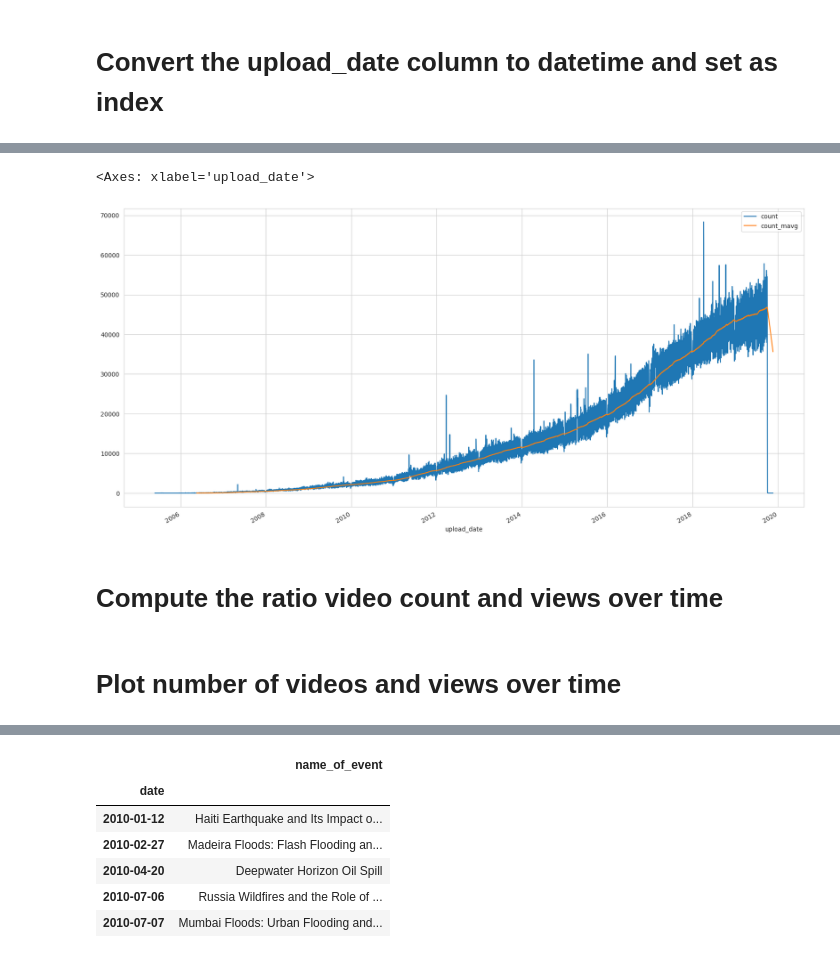
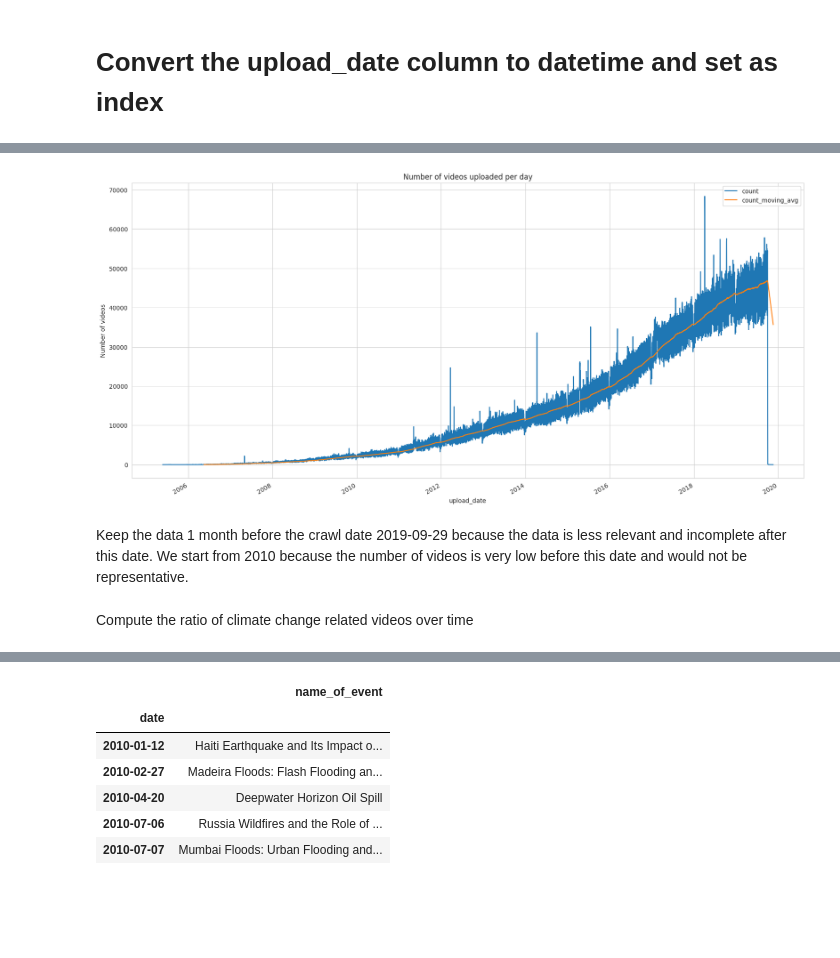
Before and after one commit to agatha-duzan/ada-2023-project-fadamily, a Jupyter notebook: final.ipynb, the cells around one changed output, grey strips where cells are left out. Saved outputs shown, nothing was run; the diff lists cells and outputs as text; code cells hidden in the pictures; blank space fills up the shorter version.

```diff
--- a/final.ipynb
+++ b/final.ipynb
@@ -297,10 +197,7 @@ import numpy as np
 # %% [markdown]
 # Load the data
 # %%
-file_path = "data/climate_videos_new.jsonl"
-climate_videos_df = pd.read_json(file_path, lines=True)
-
-count_file_path = "data/nb_videos_and_views_by_date.jsonl"
+count_file_path = "data/nb_videos_by_date.jsonl"
 climate_videos_count_df = pd.read_json(count_file_path, lines=True)
 # %% [markdown]
 # Convert the upload_date column to datetime and set as index
@@ -320,15 +217,19 @@ data.head()
 | 2005-07-17 | Travel & Events | UCRuvrextOPCX1MP68hJZTCA | 2019-11-03 14:45:08.134007 | The name "Hohe Tauern" originally... | 0.0 | RhB6XeV7pV8 | 33 | 4.0 | ... |
 | 2005-07-18 | Travel & Events | UCRuvrextOPCX1MP68hJZTCA | 2019-11-03 14:45:05.674465 | Wadden Sea National Park is an ex... | 4.0 | tGTt0Zg8kOY | 10 | 2.0 | ... |
 # %%
-data_count = climate_videos_count_df.copy()
-data_count.columns = ['upload_date', 'count', 'views']
-data_count.set_index('upload_date', inplace=True)
-data_count.index = pd.to_datetime(data_count.index)
-data_count.sort_index(inplace=True)
-
-data_count['count_mavg'] = data_count['count'].rolling(window=200).mean()
-data_count[['count', 'count_mavg']].plot(figsize=(20, 10))
+video_count = climate_videos_count_df.copy()
+video_count.columns = ['upload_date', 'count']
+video_count.set_index('upload_date', inplace=True)
+video_count.index = pd.to_datetime(video_count.index)
+video_count.sort_index(inplace=True)
+video_count['count_moving_avg'] = video_count['count'].rolling(window=200).mean()
+video_count[['count', 'count_moving_avg']].plot(figsize=(20, 10))
+plt.title('Number of videos uploaded per day')
+plt.ylabel('Number of videos')
+plt.show()
 # %% [output]
-<Axes: xlabel='upload_date'>
-[figure, old version]
+[figure, new version]
+# %% [markdown]
+Keep the data 1 month before the crawl date 2019-09-29 because the data is less relevant and incomplete after this date.
+We start from 2010 because the number of videos is very low before this date and would not be representative.
 # %%
@@ -338,2 +239,0 @@ data = data['2010':'2019-09-28']
-# %% [markdown]
-# Compute the ratio video count and views over time
@@ -347,2 +240,2 @@ count_per_day.dropna(inplace=True)
 # %% [markdown]
-# Plot number of videos and views over time
+Compute the ratio of climate change related videos over time
```
Also changed, not shown: parts of 31 cells of this notebook.
